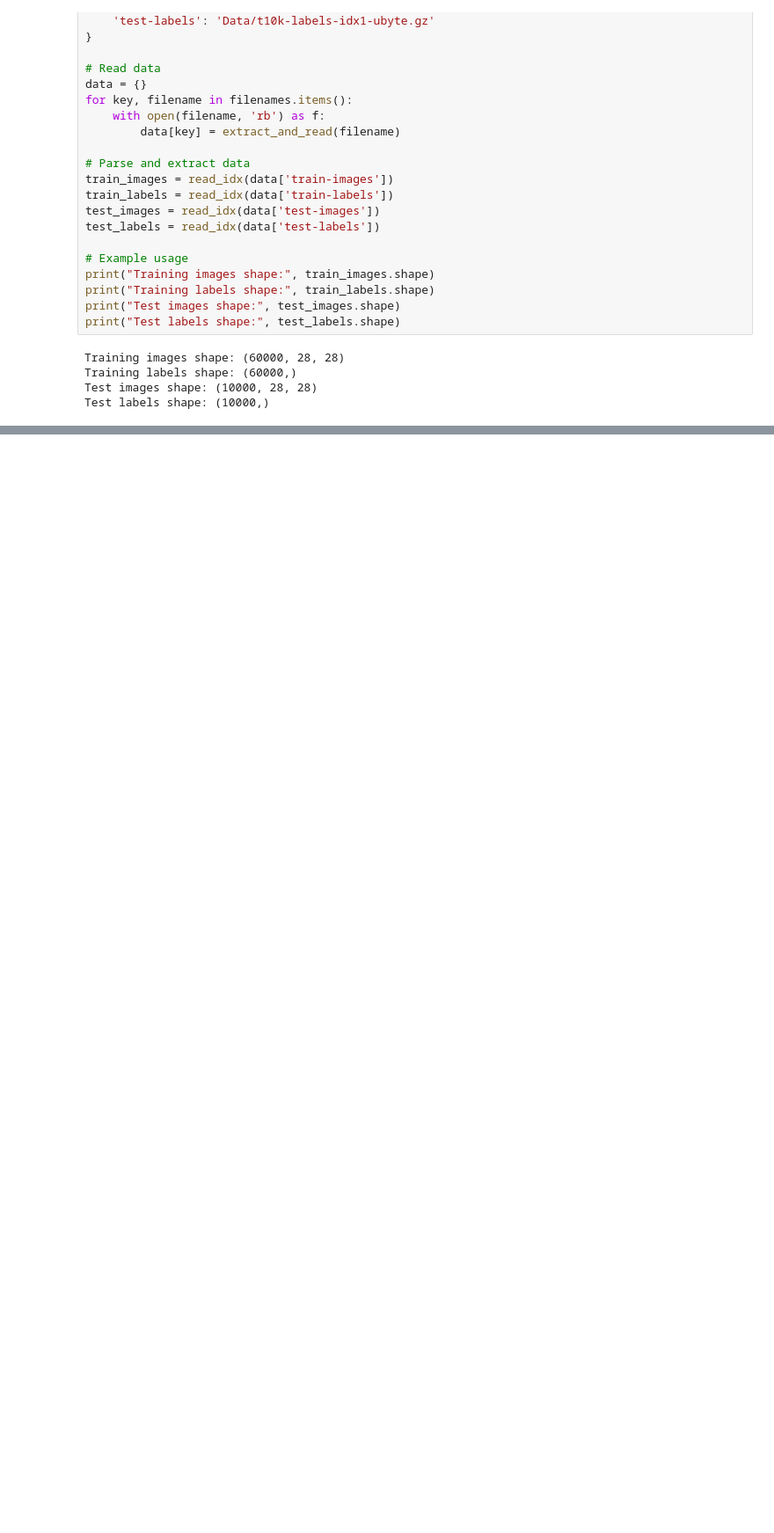
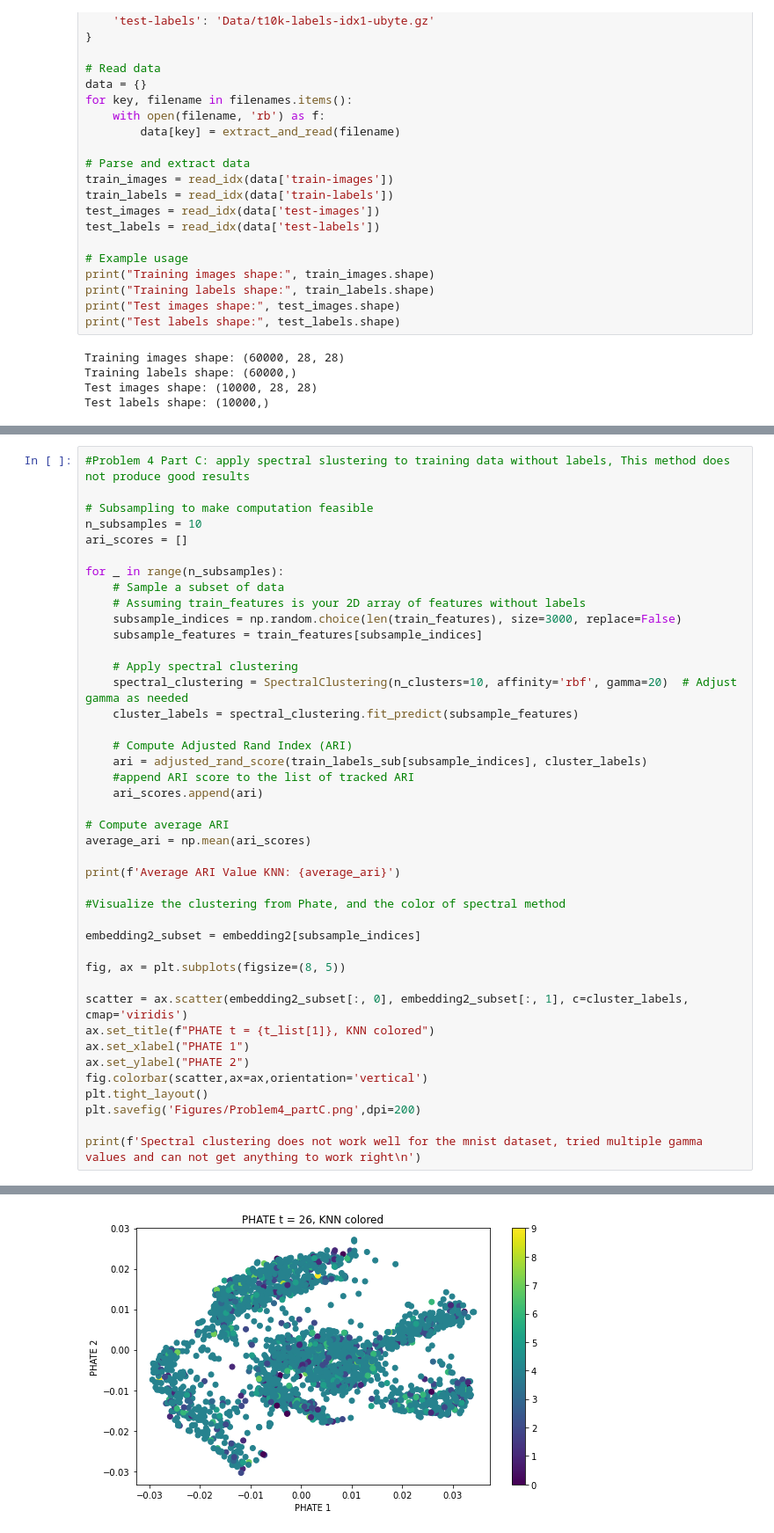
Before and after one commit to EricMLarsen/Spring_2024, a Jupyter notebook: ML_Stats/Homeworks/HW5/Problem4.ipynb, the cells around one changed output, grey strips where cells are left out. Shown at 88% size. Saved outputs shown, nothing was run; the diff lists cells and outputs as text; blank space fills up the shorter version.

```diff
--- a/ML_Stats/Homeworks/HW5/Problem4.ipynb
+++ b/ML_Stats/Homeworks/HW5/Problem4.ipynb
@@ -127,0 +177,43 @@ plt.savefig('Figures/Problem4_partA.png',dpi=200)
+# %%
+#Problem 4 Part C: apply spectral slustering to training data without labels, This method does not produce good results
+
+# Subsampling to make computation feasible
+n_subsamples = 10
+ari_scores = []
+
+for _ in range(n_subsamples):
+    # Sample a subset of data
+    # Assuming train_features is your 2D array of features without labels
+    subsample_indices = np.random.choice(len(train_features), size=3000, replace=False)
+    subsample_features = train_features[subsample_indices]
+
+    # Apply spectral clustering
+    spectral_clustering = SpectralClustering(n_clusters=10, affinity='rbf', gamma=20)  # Adjust gamma as needed
+    cluster_labels = spectral_clustering.fit_predict(subsample_features)
+
+    # Compute Adjusted Rand Index (ARI)
+    ari = adjusted_rand_score(train_labels_sub[subsample_indices], cluster_labels)
+    #append ARI score to the list of tracked ARI
+    ari_scores.append(ari)
+
+# Compute average ARI
+average_ari = np.mean(ari_scores)
+
+print(f'Average ARI Value KNN: {average_ari}')
+
+#Visualize the clustering from Phate, and the color of spectral method
+
+embedding2_subset = embedding2[subsample_indices]
+
+fig, ax = plt.subplots(figsize=(8, 5))
+
+scatter = ax.scatter(embedding2_subset[:, 0], embedding2_subset[:, 1], c=cluster_labels, cmap='viridis')
+ax.set_title(f"PHATE t = {t_list[1]}, KNN colored")
+ax.set_xlabel("PHATE 1")
+ax.set_ylabel("PHATE 2")
+fig.colorbar(scatter,ax=ax,orientation='vertical')
+plt.tight_layout()
+plt.savefig('Figures/Problem4_partC.png',dpi=200)
+
+print(f'Spectral clustering does not work well for the mnist dataset, tried multiple gamma values and can not get anything to work right\n')
+# %% [output]
@@ -127,0 +222 @@ plt.savefig('Figures/Problem4_partA.png',dpi=200)
+[figure, added]
```
Also changed, not shown: parts of 7 cells of this notebook, 4 other files.
